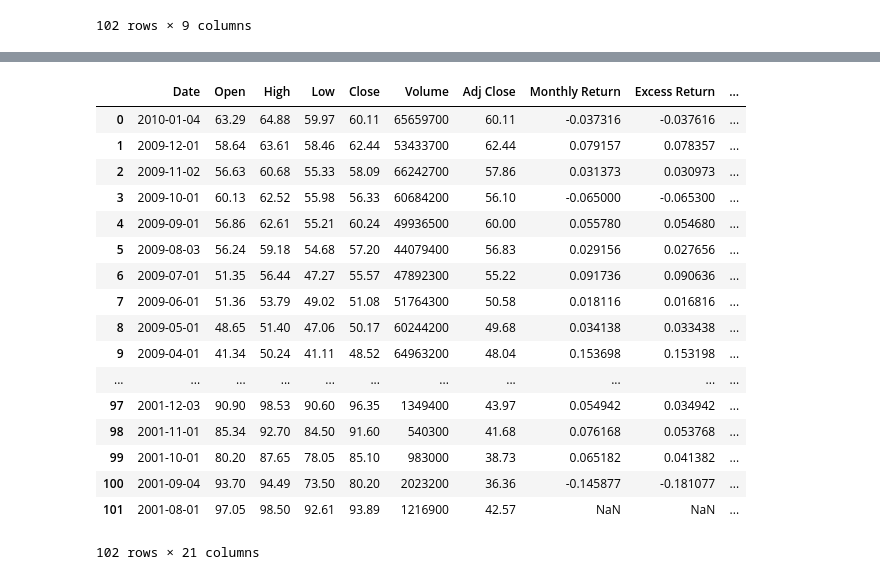
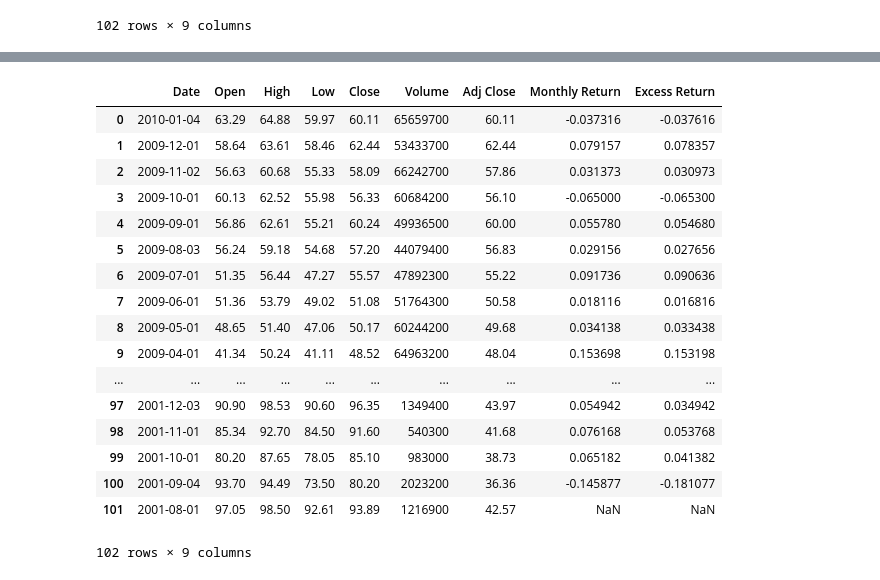
Before and after one commit to portfolioperformance1/project, a Jupyter notebook: portfolio.ipynb, the cells around one changed output, grey strips where cells are left out. Saved outputs shown, nothing was run; the diff lists cells and outputs as text; code cells hidden in the pictures.

```diff
--- a/portfolio.ipynb
+++ b/portfolio.ipynb
@@ -6,9 +6,10 @@ import matplotlib.pyplot as plt
 # reading all sheets won't help as those have different formats.
 # sheets = pd.read_excel("./Portfolio-Theory-Investment-Data-Monthly.xlsx",sheetname=["SPY","IWM","VWO","EFA","LQD","HYG","US Treasury Yields"],)
 # Read each data set individually
-spy = pd.read_excel("./Portfolio-Theory-Investment-Data-Monthly.xlsx",sheetname=["SPY"],header=3,skip_footer=107)
-spyds= spy['SPY']
-spyds = spyds.iloc[:102,:9]
+#spy = pd.read_excel("./Portfolio-Theory-Investment-Data-Monthly.xlsx",sheetname=["SPY"],header=3)
+sheets = pd.read_excel("./Portfolio-Theory-Investment-Data-Monthly.xlsx",sheetname=["SPY","IWM","VWO","EFA","LQD","HYG"],header=3)
+spyds= sheets['SPY']
+spyds= spyds.iloc[:102,:9]
 spyds
 # %% [output]
 |  | Date | Open | High | Low | Close | Volume | Adj Close | Monthly Return | Excess Return |
@@ -60,22 +33,23 @@ iwm
 # %%
-iwmds=iwm['IWM']
+iwmds=sheets['IWM']
+iwmds=iwmds.iloc[:,:9]
 iwmds
 # %% [output]
-|  | Date | Open | High | Low | Close | Volume | Adj Close | Monthly Return | Excess Return | ... |
-| 0 | 2010-01-04 | 63.29 | 64.88 | 59.97 | 60.11 | 65659700 | 60.11 | -0.037316 | -0.037616 | ... |
-| 1 | 2009-12-01 | 58.64 | 63.61 | 58.46 | 62.44 | 53433700 | 62.44 | 0.079157 | 0.078357 | ... |
-| 2 | 2009-11-02 | 56.63 | 60.68 | 55.33 | 58.09 | 66242700 | 57.86 | 0.031373 | 0.030973 | ... |
-| 3 | 2009-10-01 | 60.13 | 62.52 | 55.98 | 56.33 | 60684200 | 56.10 | -0.065000 | -0.065300 | ... |
-| 4 | 2009-09-01 | 56.86 | 62.61 | 55.21 | 60.24 | 49936500 | 60.00 | 0.055780 | 0.054680 | ... |
-| 5 | 2009-08-03 | 56.24 | 59.18 | 54.68 | 57.20 | 44079400 | 56.83 | 0.029156 | 0.027656 | ... |
-| 6 | 2009-07-01 | 51.35 | 56.44 | 47.27 | 55.57 | 47892300 | 55.22 | 0.091736 | 0.090636 | ... |
-| 7 | 2009-06-01 | 51.36 | 53.79 | 49.02 | 51.08 | 51764300 | 50.58 | 0.018116 | 0.016816 | ... |
-| 8 | 2009-05-01 | 48.65 | 51.40 | 47.06 | 50.17 | 60244200 | 49.68 | 0.034138 | 0.033438 | ... |
-| 9 | 2009-04-01 | 41.34 | 50.24 | 41.11 | 48.52 | 64963200 | 48.04 | 0.153698 | 0.153198 | ... |
-| ... | ... | ... | ... | ... | ... | ... | ... | ... | ... | ... |
-| 97 | 2001-12-03 | 90.90 | 98.53 | 90.60 | 96.35 | 1349400 | 43.97 | 0.054942 | 0.034942 | ... |
-| 98 | 2001-11-01 | 85.34 | 92.70 | 84.50 | 91.60 | 540300 | 41.68 | 0.076168 | 0.053768 | ... |
-| 99 | 2001-10-01 | 80.20 | 87.65 | 78.05 | 85.10 | 983000 | 38.73 | 0.065182 | 0.041382 | ... |
-| 100 | 2001-09-04 | 93.70 | 94.49 | 73.50 | 80.20 | 2023200 | 36.36 | -0.145877 | -0.181077 | ... |
-| 101 | 2001-08-01 | 97.05 | 98.50 | 92.61 | 93.89 | 1216900 | 42.57 | NaN | NaN | ... |
+|  | Date | Open | High | Low | Close | Volume | Adj Close | Monthly Return | Excess Return |
+| 0 | 2010-01-04 | 63.29 | 64.88 | 59.97 | 60.11 | 65659700 | 60.11 | -0.037316 | -0.037616 |
+| 1 | 2009-12-01 | 58.64 | 63.61 | 58.46 | 62.44 | 53433700 | 62.44 | 0.079157 | 0.078357 |
+| 2 | 2009-11-02 | 56.63 | 60.68 | 55.33 | 58.09 | 66242700 | 57.86 | 0.031373 | 0.030973 |
+| 3 | 2009-10-01 | 60.13 | 62.52 | 55.98 | 56.33 | 60684200 | 56.10 | -0.065000 | -0.065300 |
+| 4 | 2009-09-01 | 56.86 | 62.61 | 55.21 | 60.24 | 49936500 | 60.00 | 0.055780 | 0.054680 |
+| 5 | 2009-08-03 | 56.24 | 59.18 | 54.68 | 57.20 | 44079400 | 56.83 | 0.029156 | 0.027656 |
+| 6 | 2009-07-01 | 51.35 | 56.44 | 47.27 | 55.57 | 47892300 | 55.22 | 0.091736 | 0.090636 |
+| 7 | 2009-06-01 | 51.36 | 53.79 | 49.02 | 51.08 | 51764300 | 50.58 | 0.018116 | 0.016816 |
+| 8 | 2009-05-01 | 48.65 | 51.40 | 47.06 | 50.17 | 60244200 | 49.68 | 0.034138 | 0.033438 |
+| 9 | 2009-04-01 | 41.34 | 50.24 | 41.11 | 48.52 | 64963200 | 48.04 | 0.153698 | 0.153198 |
+| ... | ... | ... | ... | ... | ... | ... | ... | ... | ... |
+| 97 | 2001-12-03 | 90.90 | 98.53 | 90.60 | 96.35 | 1349400 | 43.97 | 0.054942 | 0.034942 |
+| 98 | 2001-11-01 | 85.34 | 92.70 | 84.50 | 91.60 | 540300 | 41.68 | 0.076168 | 0.053768 |
+| 99 | 2001-10-01 | 80.20 | 87.65 | 78.05 | 85.10 | 983000 | 38.73 | 0.065182 | 0.041382 |
+| 100 | 2001-09-04 | 93.70 | 94.49 | 73.50 | 80.20 | 2023200 | 36.36 | -0.145877 | -0.181077 |
+| 101 | 2001-08-01 | 97.05 | 98.50 | 92.61 | 93.89 | 1216900 | 42.57 | NaN | NaN |
-102 rows × 21 columns
+102 rows × 9 columns
```
Also changed, not shown: parts of 8 cells of this notebook.
